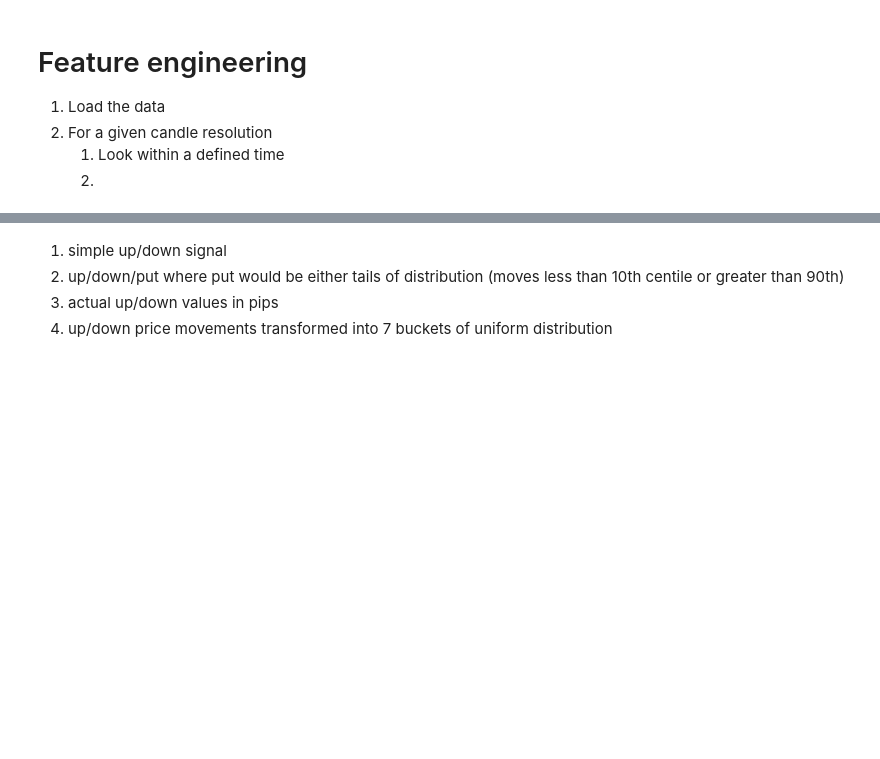
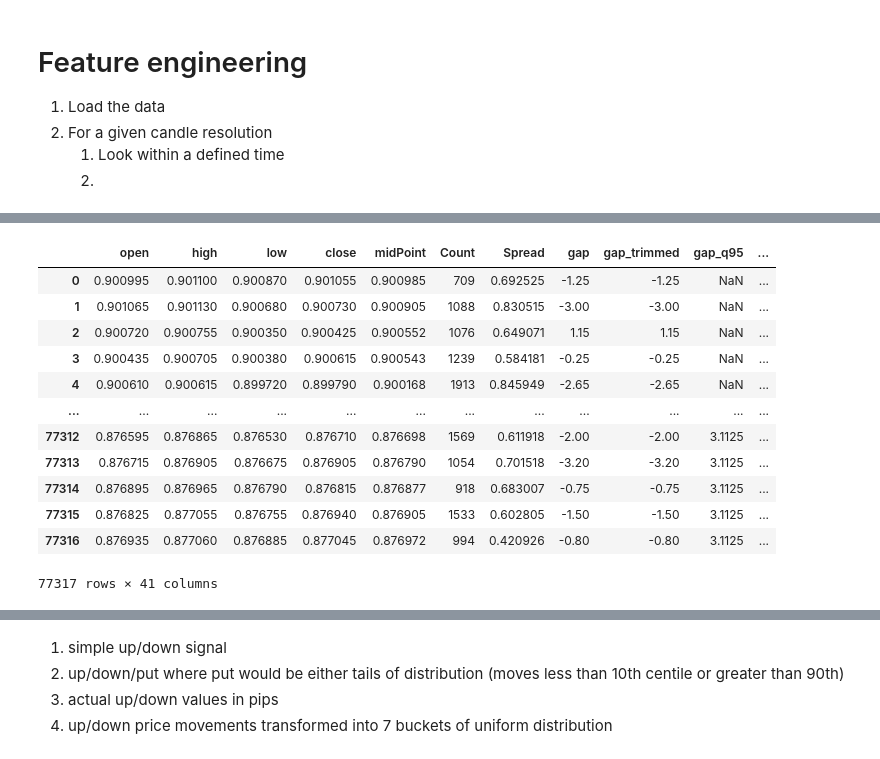
Before and after one commit to marcin-je/jupyter, a Jupyter notebook: fx-forecasting-1/2._feature-eng.ipynb, the cells around one changed output, grey strips where cells are left out. Saved outputs shown, nothing was run; the diff lists cells and outputs as text; code cells hidden in the pictures; blank space fills up the shorter version.

```diff
--- a/fx-forecasting-1/2._feature-eng.ipynb
+++ b/fx-forecasting-1/2._feature-eng.ipynb
@@ -93,0 +161,16 @@ def prep_features(data):
+# %%
+temp_res_10min
+# %% [output]
+|  | open | high | low | close | midPoint | Count | Spread | gap | gap_trimmed | gap_q95 | ... |
+| 0 | 0.900995 | 0.901100 | 0.900870 | 0.901055 | 0.900985 | 709 | 0.692525 | -1.25 | -1.25 | NaN | ... |
+| 1 | 0.901065 | 0.901130 | 0.900680 | 0.900730 | 0.900905 | 1088 | 0.830515 | -3.00 | -3.00 | NaN | ... |
+| 2 | 0.900720 | 0.900755 | 0.900350 | 0.900425 | 0.900552 | 1076 | 0.649071 | 1.15 | 1.15 | NaN | ... |
+| 3 | 0.900435 | 0.900705 | 0.900380 | 0.900615 | 0.900543 | 1239 | 0.584181 | -0.25 | -0.25 | NaN | ... |
+| 4 | 0.900610 | 0.900615 | 0.899720 | 0.899790 | 0.900168 | 1913 | 0.845949 | -2.65 | -2.65 | NaN | ... |
+| ... | ... | ... | ... | ... | ... | ... | ... | ... | ... | ... | ... |
+| 77312 | 0.876595 | 0.876865 | 0.876530 | 0.876710 | 0.876698 | 1569 | 0.611918 | -2.00 | -2.00 | 3.1125 | ... |
+| 77313 | 0.876715 | 0.876905 | 0.876675 | 0.876905 | 0.876790 | 1054 | 0.701518 | -3.20 | -3.20 | 3.1125 | ... |
+| 77314 | 0.876895 | 0.876965 | 0.876790 | 0.876815 | 0.876877 | 918 | 0.683007 | -0.75 | -0.75 | 3.1125 | ... |
+| 77315 | 0.876825 | 0.877055 | 0.876755 | 0.876940 | 0.876905 | 1533 | 0.602805 | -1.50 | -1.50 | 3.1125 | ... |
+| 77316 | 0.876935 | 0.877060 | 0.876885 | 0.877045 | 0.876972 | 994 | 0.420926 | -0.80 | -0.80 | 3.1125 | ... |
+77317 rows × 41 columns
```
Also changed, not shown: parts of 6 cells of this notebook, 2 other files.
